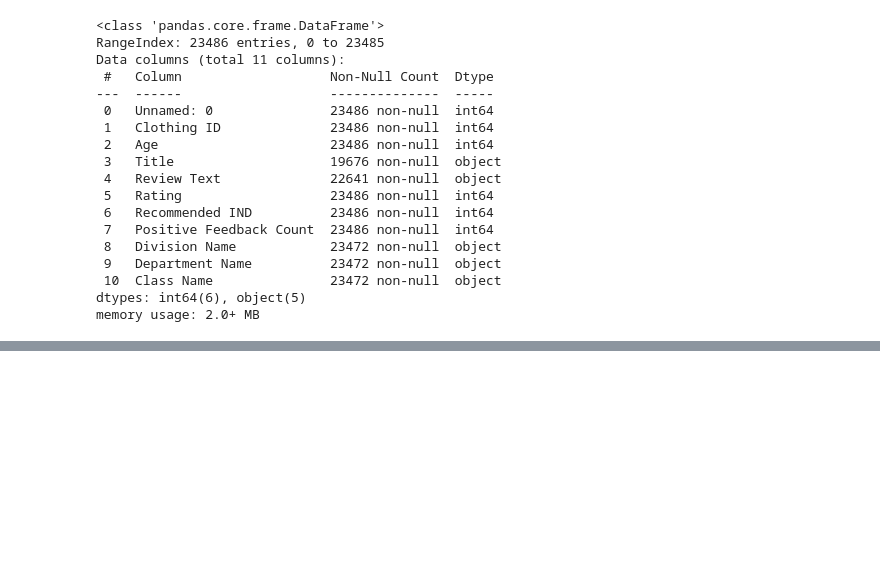
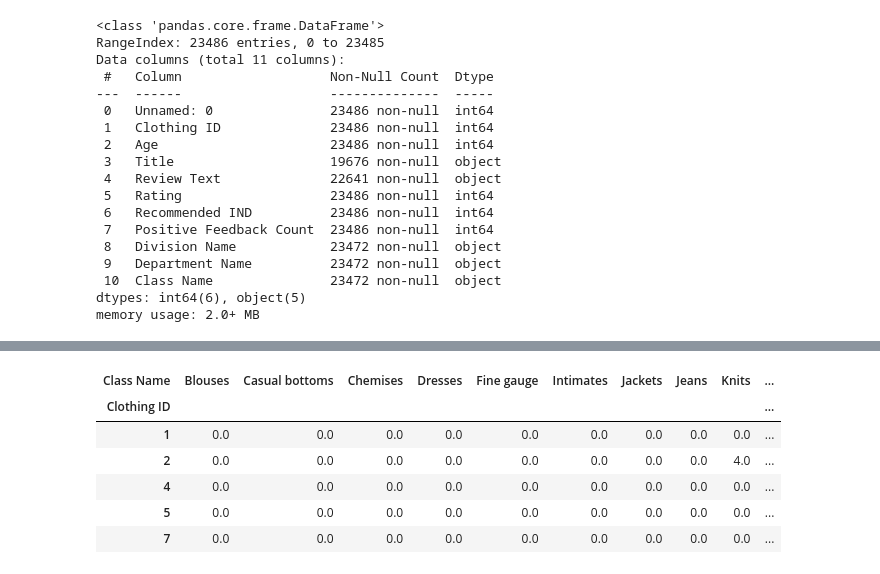
Before and after one commit to AleksandrMorozov123/Deep-learning-for-NLP, a Jupyter notebook: recommender-systems.ipynb, the cells around one changed output, grey strips where cells are left out. Saved outputs shown, nothing was run; the diff lists cells and outputs as text; code cells hidden in the pictures; blank space fills up the shorter version.

Commit message:
Kaggle Notebook | Recommender systems | Version 2

```diff
--- a/recommender-systems.ipynb
+++ b/recommender-systems.ipynb
@@ -25,24 +25,24 @@ for dirname, _, filenames in os.walk('/kaggle/input'):
 # %%
 # import required libraries
 import pandas as pd
-from sklearn.feature_extraction.text import CountVectorizer
-from sklearn.metrics.pairwise import cosine_similarity, manhattan_distances, euclidean_distances
-from sklearn.feature_extraction.text import TfidfVectorizer
-import re
-from gensim import models
 import numpy as np
+import seaborn as sns
 import matplotlib.pyplot as plt
-import matplotlib.style
 %matplotlib inline
-from gensim.models import FastText as ft
+import random
 from IPython.display import Image
-import os
+from scipy.sparse import csr_matrix
+from sklearn.neighbors import NearestNeighbors
+from sklearn.metrics.pairwise import cosine_similarity
+from surprise import Reader, Dataset
+from surprise.model_selection import train_test_split, cross_validate, GridSearchCV
+from surprise.prediction_algorithms import CoClustering
+from surprise.prediction_algorithms import NMF
+from surprise import accuracy
 
-# import the data
-Content_df = pd.read_csv("/kaggle/input/womens-ecommerce-clothing-reviews/Womens Clothing E-Commerce Reviews.csv")
-
-#Viewing Top 5 Rows
-Content_df.head(5)
+# read the data
+data = pd.read_csv ('/kaggle/input/womens-ecommerce-clothing-reviews/Womens Clothing E-Commerce Reviews.csv')
+data.head()
 # %% [output]
 |  | Unnamed: 0 | Clothing ID | Age | Title | Review Text | Rating | Recommended IND | ... |
 | 0 | 0 | 767 | 33 | NaN | Absolutely wonderful - silky and ... | 4 | 1 | ... |
@@ -100,0 +103,13 @@ Name: Review Text, dtype: object
+# %%
+# creating the data matrrix about purchasing history
+purchase_df = (data1.groupby(['Clothing ID', 'Class Name'])['Rating'].
+               sum().unstack().reset_index().fillna(0).set_index('Clothing ID'))
+purchase_df.head()
+# %% [output]
+| Class Name | Blouses | Casual bottoms | Chemises | Dresses | Fine gauge | Intimates | Jackets | Jeans | Knits | ... |
+| Clothing ID |  |  |  |  |  |  |  |  |  | ... |
+| 1 | 0.0 | 0.0 | 0.0 | 0.0 | 0.0 | 0.0 | 0.0 | 0.0 | 0.0 | ... |
+| 2 | 0.0 | 0.0 | 0.0 | 0.0 | 0.0 | 0.0 | 0.0 | 0.0 | 4.0 | ... |
+| 4 | 0.0 | 0.0 | 0.0 | 0.0 | 0.0 | 0.0 | 0.0 | 0.0 | 0.0 | ... |
+| 5 | 0.0 | 0.0 | 0.0 | 0.0 | 0.0 | 0.0 | 0.0 | 0.0 | 0.0 | ... |
+| 7 | 0.0 | 0.0 | 0.0 | 0.0 | 0.0 | 0.0 | 0.0 | 0.0 | 0.0 | ... |
```
Also changed, not shown: parts of 15 cells of this notebook.
